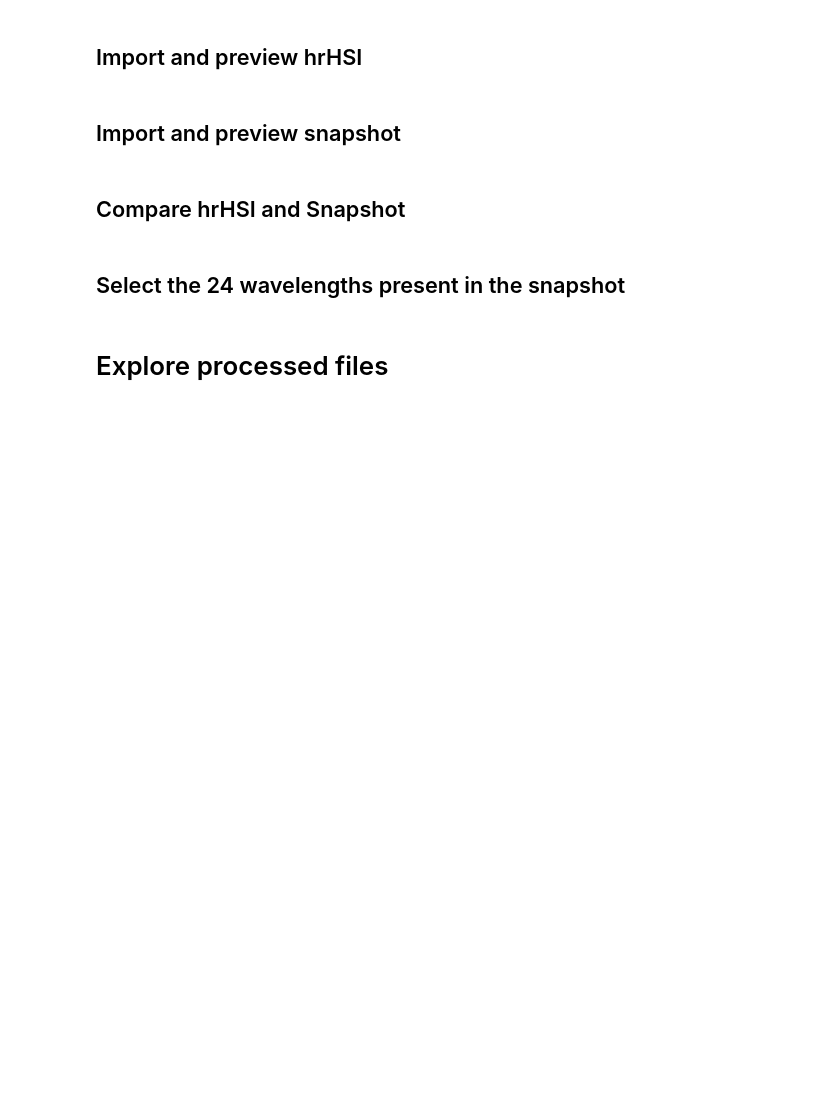
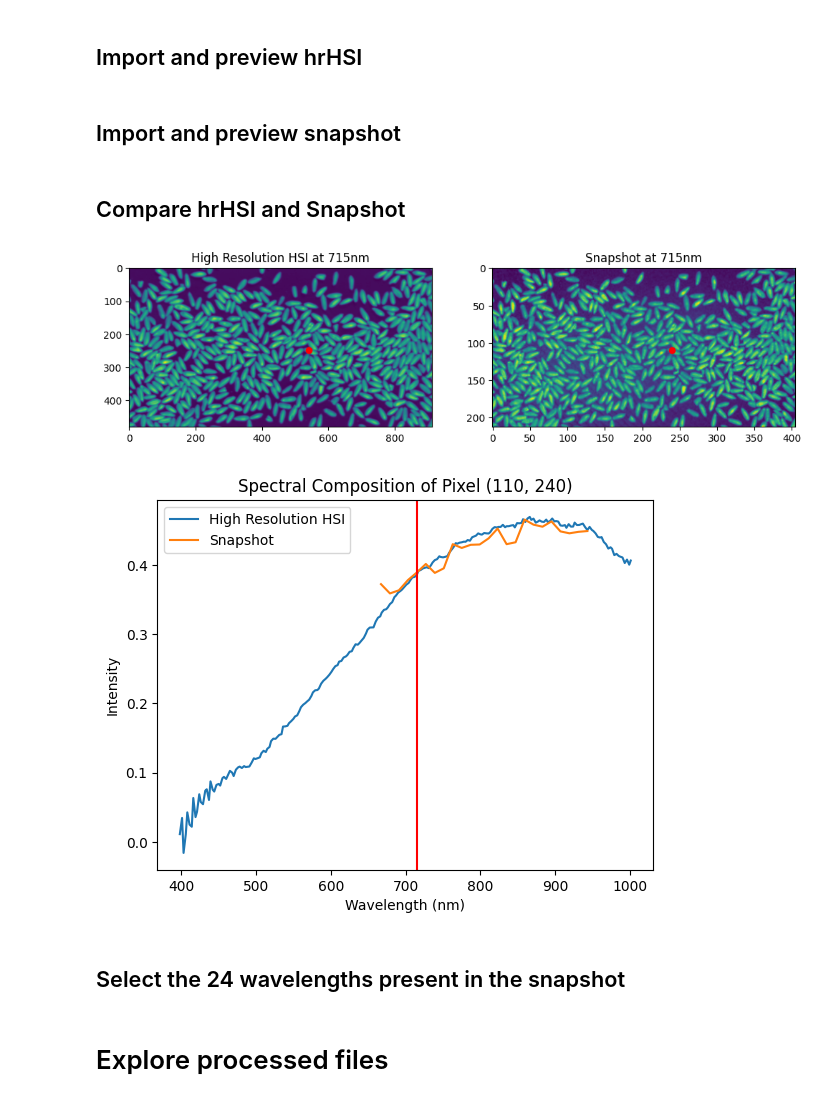
Before and after one commit to amar-music/hyperspectral-snapshot-upscaling, a Jupyter notebook: explore.ipynb, the cells around one changed output. Drawn from its saved outputs; the diff is of its cells as text; code cells hidden in the pictures; blank space fills up the shorter version.

Commit message:
Added shear

```diff
--- a/explore.ipynb
+++ b/explore.ipynb
@@ -56,8 +56,8 @@ previewSnapshot(ss_img, ss_wavelengths, ss_selected_pixel, ss_selected_spectrum)
 from preprocessing import preprocessHrHSI
 
 # Specify paths
-# hr_path = "data/FX10/calibration0"
-hr_path = "data/FX10/align"
+# hr_path = "data/FX10/align"
+hr_path = "data/FX10/spelt3_l"
 hr_mtx_path = 'data/FX10/2D/hrHSI_matrix.npy'
 hr_dist_path = 'data/FX10/2D/hrHSI_dist.npy'
 
@@ -69,9 +69,8 @@ hr_wavelengths = hr_file[1]
 from preprocessing import preprocessSnapshot
 
 # Specify paths
-# ss_path = "data/Snapshot/calibration_processed/calibration0/"
-# ss_path = "data/Snapshot/spelt_l_processed/spelt0/"
-ss_path = "data/Snapshot/align_processed/align/"
+ss_path = "data/Snapshot/spelt_l_processed/spelt3/"
+# ss_path = "data/Snapshot/align_processed/align/"
 ss_mtx_path = 'data/Snapshot/2D/snapshot_matrix.npy'
 ss_dist_path = 'data/Snapshot/2D/snapshot_dist.npy'
 
@@ -81,28 +80,41 @@ ss_img = ss_file[0]
 ss_wavelengths = ss_file[1]
 # %%
 from align_images import align_images, plot_image_comparison
+from skimage import transform
+
+# # Set offsets and rotations
+# x_off = (97, 1010)   # Full: (0, 1084)
+# y_off = (188, 720)   # Full: (0, 1015)
+# hr_rot = -0.2
+# ss_rot = 0
 
 # Set offsets and rotations
-x_off = (85, 1020)   # Full: (0, 1084)
-y_off = (195, 710)   # Full: (0, 1015)
-hr_rot = 0.2
-ss_rot = 0
+x_off = (104, 1017)   # Full: (0, 1084)
+y_off = (189, 720)   # Full: (0, 1015)
+rot = -0.2
+shear = 0.017
 
 
 # Align images
 hr_img_al, ss_img_al = align_images(hr_img=hr_img,
                                     ss_img=ss_img,
                                     x_off=x_off,
                                     y_off=y_off,
-                                    hr_rot=hr_rot,
-                                    ss_rot=ss_rot)
+                                    rot=rot,
+                                    shear=shear)
+
+
+
 
 # Plot image comparison
 plot_image_comparison(hr_img=hr_img_al,
                       hr_wavelengths=hr_wavelengths,
                       ss_img=ss_img_al,
                       ss_wavelengths=ss_wavelengths,
-                      selected_pixel=(75, 210),
+                      selected_pixel=(110, 240),
                       selected_spectrum=715)
+# %% [output]
+[figure, added]
+[figure, added]
 # %%
 # Compare resolutions
```
Also changed, not shown: parts of 4 cells of this notebook, 4 other files.
